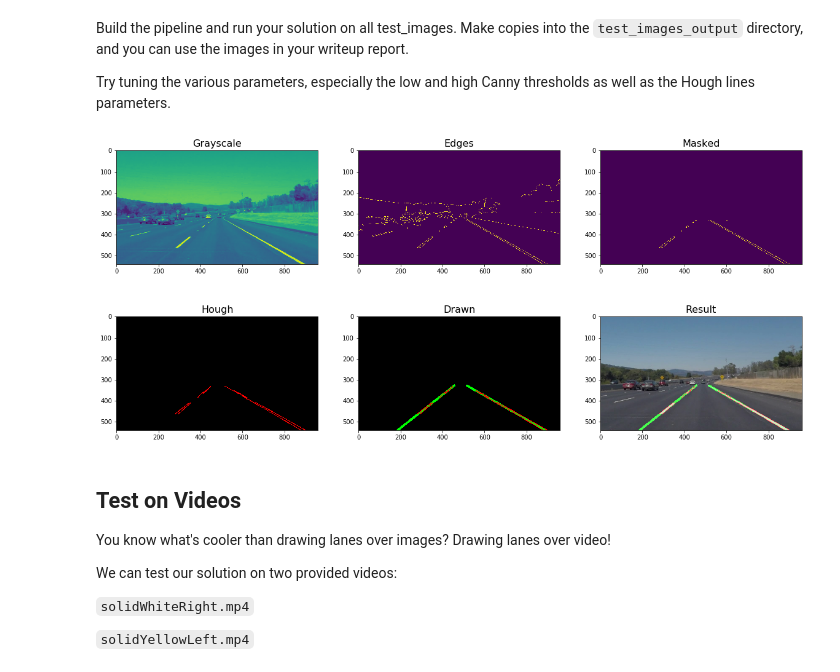
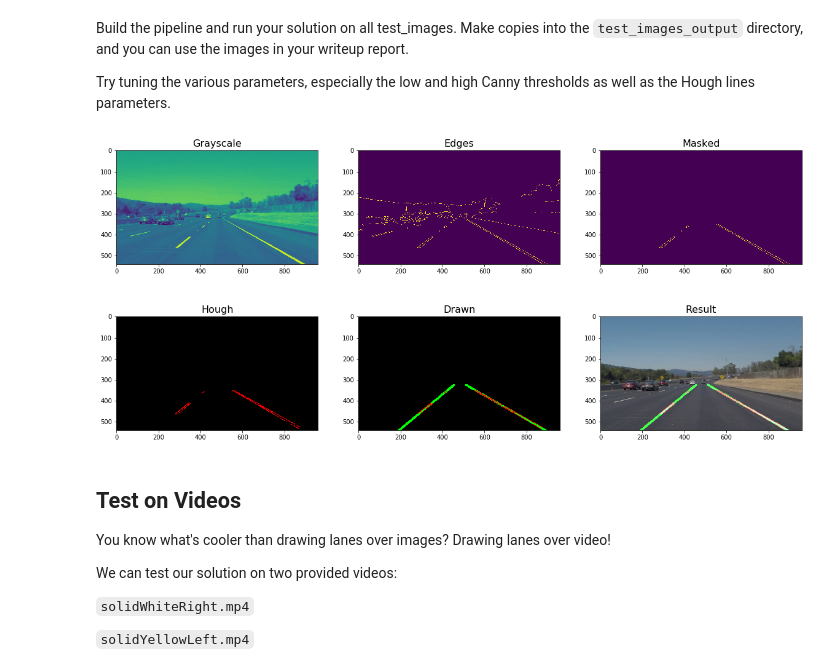
Before and after one commit to josehoras/road_lane_detection, a Jupyter notebook: P1.ipynb, the cells around one changed output. Cells and saved outputs as stored; diff of their text form; code cells hidden in the pictures.

```diff
--- a/P1.ipynb
+++ b/P1.ipynb
@@ -307,10 +270,6 @@ Try tuning the various parameters, especially the low and high Canny thresholds
 # %%
 # TODO: Build your pipeline that will draw lane lines on the test_images
 # then save them to the test_images_output directory.
-
-#printing out some stats and plotting
-# print('This image is:', type(image), 'with dimensions:', image.shape)
-# plt.imshow(image)
 
 f, ([[ax1, ax2, ax3], [ax4, ax5, ax6]]) = plt.subplots(nrows=2, ncols=3, figsize=(20,10))
 plt.subplots_adjust(top=1, bottom=0, hspace=-0.4)
@@ -339,43 +298,46 @@ ax2.imshow(img_edges)
 im_X = img_edges.shape[1]
 im_Y = img_edges.shape[0]
 
-vertices = np.array([[(0, im_Y), (im_X/2, im_Y/2), (im_X, im_Y)]], dtype=np.int32)
-
 vertices = np.array([[(0, im_Y),
-                      (400, 330), (600, 330),
+                      (im_X/2-100, im_Y/2+80), (im_X/2+100, im_Y/2+80),
                       (im_X, im_Y)]], dtype=np.int32)
 
 img_masked = region_of_interest(img_edges, vertices)
+# Uncomment this code to visualize the region of interest
+# img_masked_v = np.copy(img_masked)
+# for i in range(len(vertices[0])):
+#     cv2.line(img_masked_v, (vertices[0][i][0], vertices[0][i][1]),
+#              (vertices[0][(i+1)%4][0], vertices[0][(i+1)%4][1]), [255,255,255], 6)
 ax3.set_title('Masked', {'fontsize': 16})
 ax3.imshow(img_masked)
 
 # 5. Apply Hough transform to extract the edges forming lines
 rho = 1 # distance resolution in pixels of the Hough grid
 theta = np.pi/180 # angular resolution in radians of the Hough grid
 threshold = 1     # minimum number of votes (intersections in Hough grid cell)
-min_line_len = 20  #minimum number of pixels making up a line
+min_line_len = 12  #minimum number of pixels making up a line
 max_line_gap = 15    # maximum gap in pixels between connectable line segments
 
 # Show image with lines from Hough transform
 hough = cv2.HoughLinesP(img_masked, rho, theta, threshold, np.array([]), minLineLength=min_line_len, maxLineGap=max_line_gap)
 img_hough = np.zeros_like(image)
 for line in hough:
     for x1,y1,x2,y2 in line:
         cv2.line(img_hough, (x1, y1), (x2, y2), [255,0,0], 2)
 ax4.set_title('Hough', {'fontsize': 16})
 ax4.imshow(img_hough)
 # Filter Hough lines and draw road lines
-img_lines = hough_lines(img_masked, rho, theta, threshold, min_line_len, max_line_gap)
+img_lines = hough_lines(img_masked, rho, theta, threshold, min_line_len, max_line_gap, vertices)
 ax5.set_title('Drawn', {'fontsize': 16})
 ax5.imshow(img_lines)
 
 
 img_weight = weighted_img(img_lines, image, α=0.8, β=1., γ=0.)
 ax6.set_title('Result', {'fontsize': 16})
 ax6.imshow(img_weight)
 f.savefig("pipeline.jpg")
 # %% [output]
-[figure, old version]
+[figure, new version]
 # %% [markdown]
 ## Test on Videos
 
```
Also changed, not shown: parts of 5 cells of this notebook, 5 other files.
